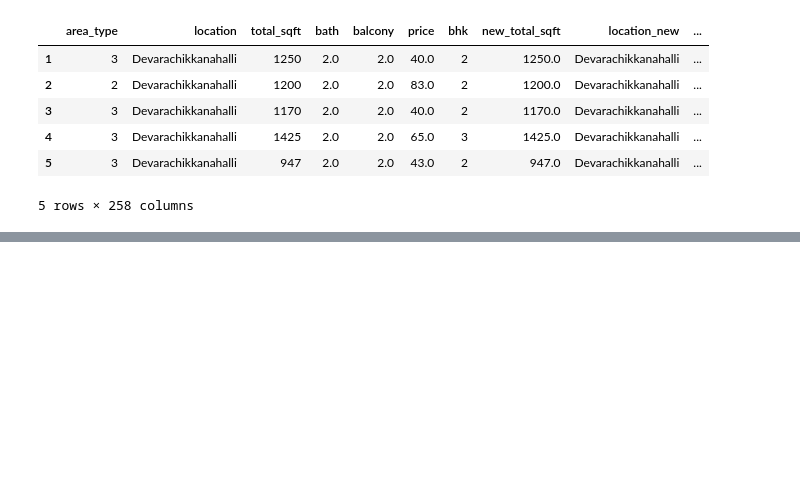
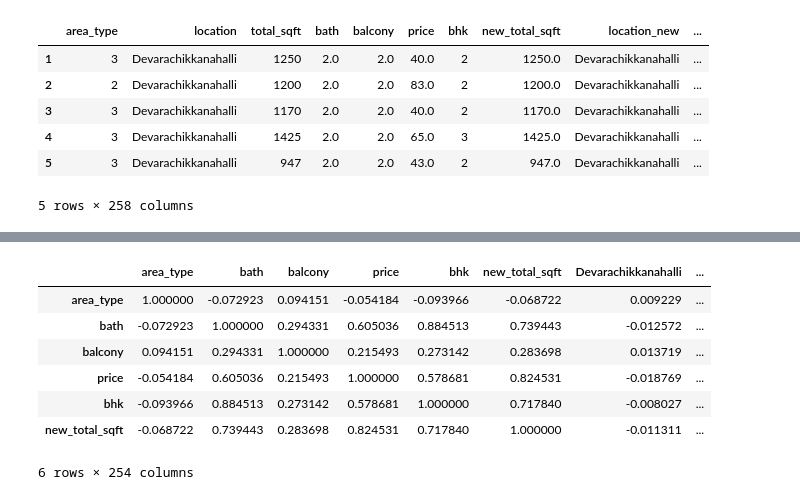
Before and after one commit to Vinushann/EstateInsight, a Jupyter notebook: src/data_preprocessing.ipynb, the cells around one changed output, grey strips where cells are left out. Drawn from its saved outputs; the diff is of its cells as text; code cells hidden in the pictures; blank space fills up the shorter version.

```diff
--- a/src/data_preprocessing.ipynb
+++ b/src/data_preprocessing.ipynb
@@ -523,0 +640,11 @@ df4 = df4.drop('location',axis='columns')
+# %%
+df4.corr().head(6)
+# %% [output]
+|  | area_type | bath | balcony | price | bhk | new_total_sqft | Devarachikkanahalli | ... |
+| area_type | 1.000000 | -0.072923 | 0.094151 | -0.054184 | -0.093966 | -0.068722 | 0.009229 | ... |
+| bath | -0.072923 | 1.000000 | 0.294331 | 0.605036 | 0.884513 | 0.739443 | -0.012572 | ... |
+| balcony | 0.094151 | 0.294331 | 1.000000 | 0.215493 | 0.273142 | 0.283698 | 0.013719 | ... |
+| price | -0.054184 | 0.605036 | 0.215493 | 1.000000 | 0.578681 | 0.824531 | -0.018769 | ... |
+| bhk | -0.093966 | 0.884513 | 0.273142 | 0.578681 | 1.000000 | 0.717840 | -0.008027 | ... |
+| new_total_sqft | -0.068722 | 0.739443 | 0.283698 | 0.824531 | 0.717840 | 1.000000 | -0.011311 | ... |
+6 rows × 254 columns
```
Also changed, not shown: parts of 10 cells of this notebook, 1 other file.
